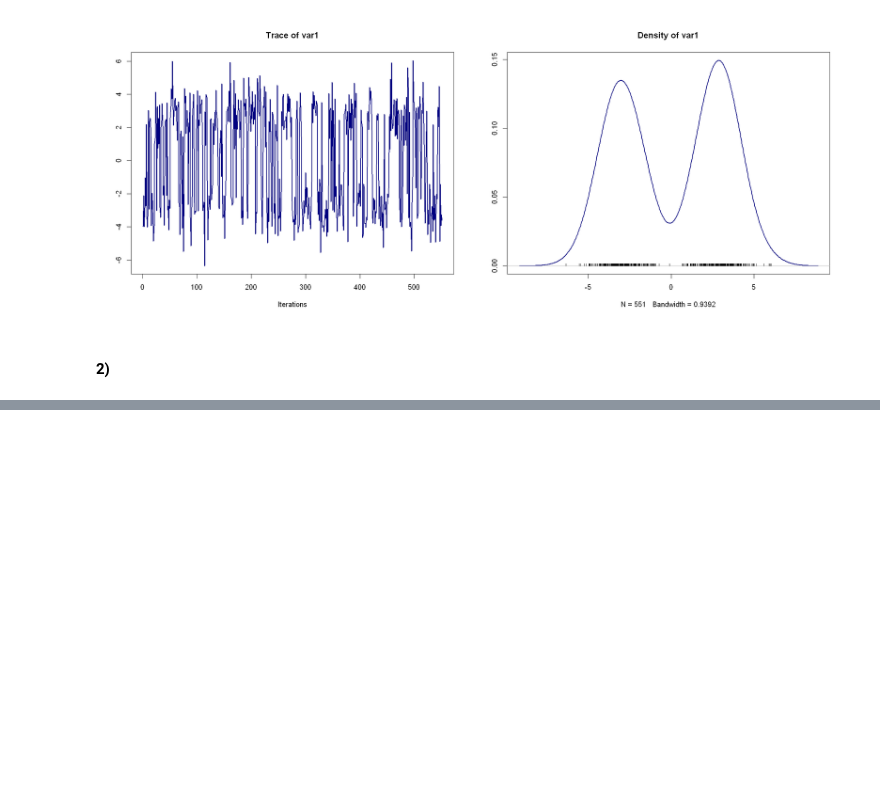
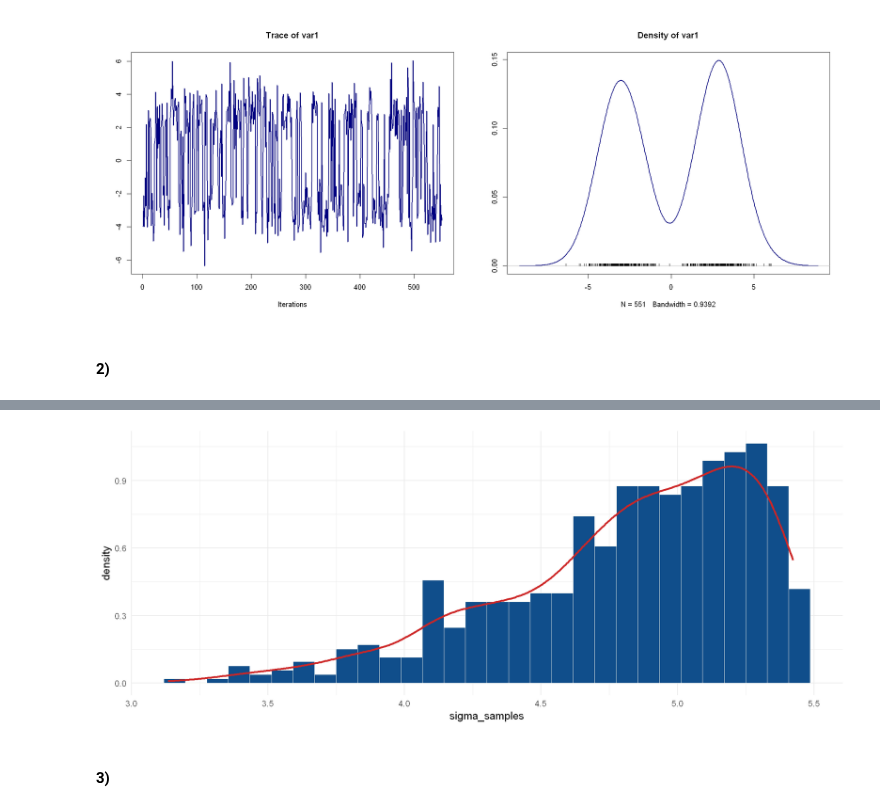
Before and after one commit to Berto70/advstat, a Jupyter notebook: ex5/Bertinelli_Gabriele_Rlab05.ipynb, the cells around one changed output, grey strips where cells are left out. Drawn from its saved outputs; the diff is of its cells as text; code cells hidden in the pictures; blank space fills up the shorter version.

```diff
--- a/ex5/Bertinelli_Gabriele_Rlab05.ipynb
+++ b/ex5/Bertinelli_Gabriele_Rlab05.ipynb
@@ -309,0 +395,19 @@ plot(best.mcmc, col='navy', lwd=2)
+# %%
+# Assuming you have already run the MCMC simulation and obtained samples using the previous code
+chain.df <- as.data.frame(as.mcmc(chain))
+# Extract samples for parameter c
+c_samples <- chain.df$c  # Assuming 'sigma.sq' represents c in your model
+
+# Apply transformation function to obtain samples for f(a)
+sigma_samples <- 1 / sqrt(c_samples)
+
+sigma.post <- ggplot() +
+    geom_histogram(aes(x=sigma_samples, after_stat(density)), bins = 30, color = "ivory", fill = "dodgerblue4") +
+    geom_density(aes(x=sigma_samples), color = "firebrick3", lwd = 1.5) +
+    theme_minimal(base_size = 18)
+
+sigma.post
+# %% [output]
+[figure, added]
+# %% [markdown]
+#### 3)
```
Also changed, not shown: parts of 5 cells of this notebook.
